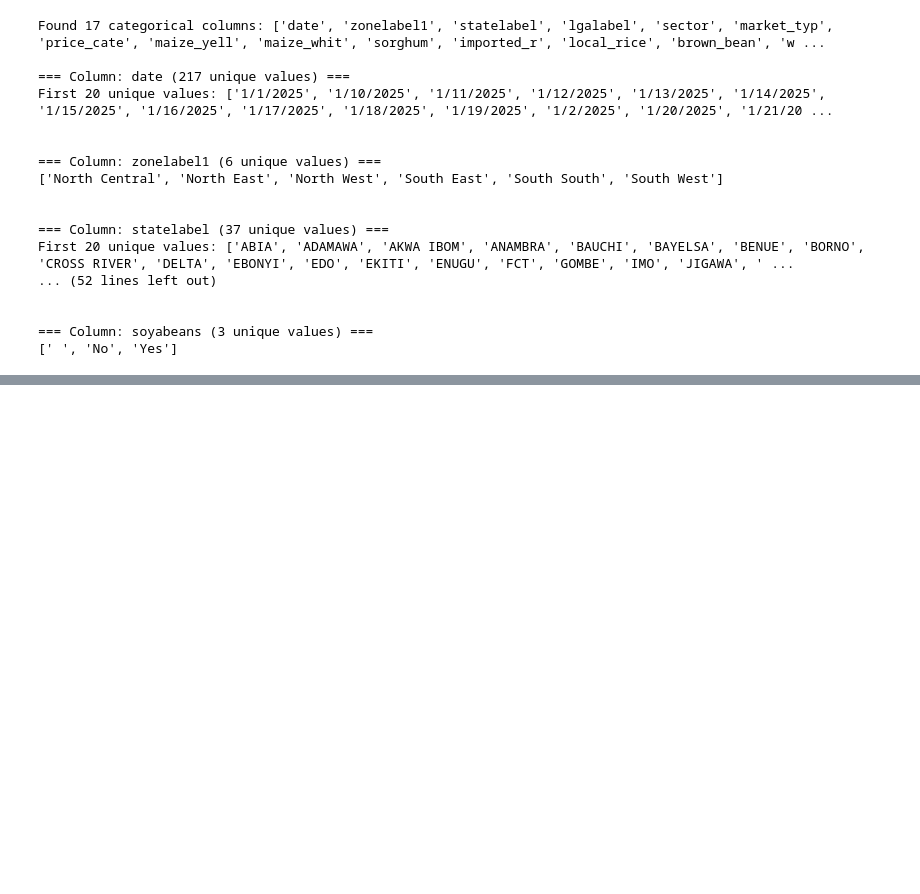
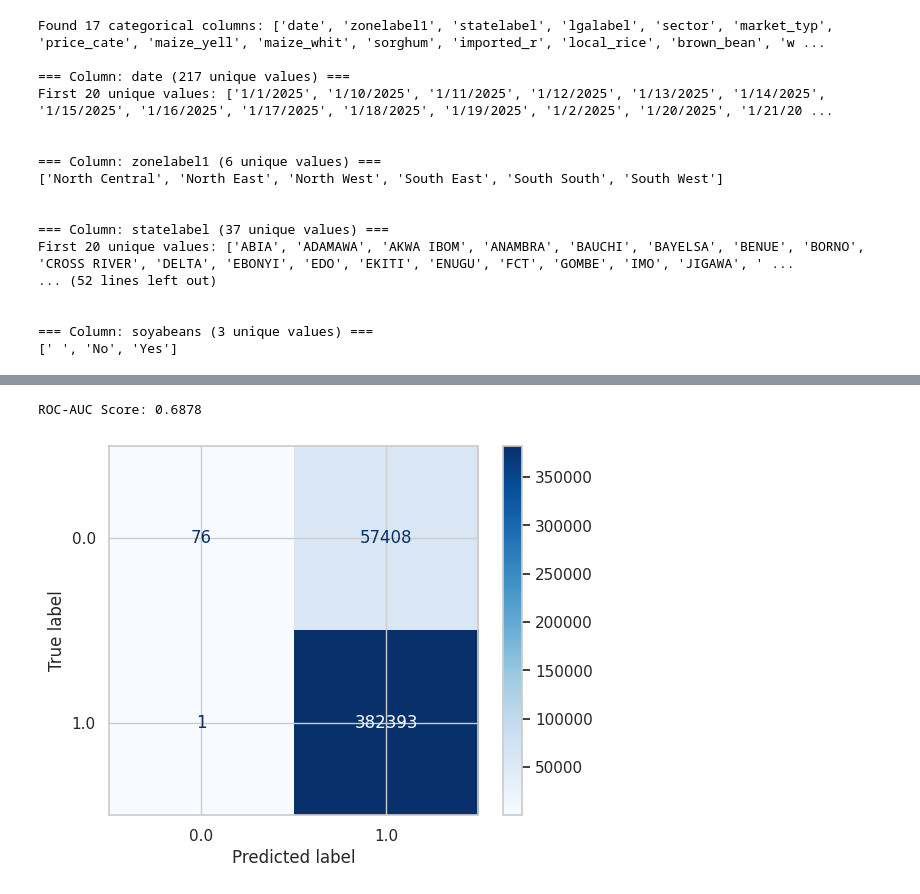
Before and after one commit to starsyntaxx/MarketIQ, a Jupyter notebook: notebooks/02_exploratory_analysis.ipynb, the cells around one changed output, grey strips where cells are left out. Saved outputs shown, nothing was run; the diff lists cells and outputs as text; code cells hidden in the pictures; blank space fills up the shorter version.

```diff
--- a/notebooks/02_exploratory_analysis.ipynb
+++ b/notebooks/02_exploratory_analysis.ipynb
@@ -410,7 +410,7 @@ cols_to_drop = [
     'vc_id', 'gps_coords', 'consent', 'staff_vali', 'submissio',
     'lga', 'statecode1', 'zonecode1', 'geopol_zon', 'date_parsed',
     'price_ymai', 'price_wmai', 'price_sorg', 'price_impo', 'price_loca',
-    'price_brow', 'price_whit', 'price_garr', 'price_yam', 'price_soya'
+    'price_brow', 'price_whit', 'price_garr', 'price_yam', 'price_soya', 'gps_precision'
 ]
 
 # Identify columns matching prefixes 'uom' and 'q'
@@ -480,0 +769,8 @@ First 20 unique values: ['ABIA', 'ADAMAWA', 'AKWA IBOM', 'ANAMBRA', 'BAUCHI', 'B
+# %%
+split_index = int(len(df_melted) * 0.8)
+
+X_train = X.iloc[:split_index]
+X_test = X.iloc[split_index:]
+
+y_train = y.iloc[:split_index]
+y_test = y.iloc[split_index:]
@@ -480,0 +800,21 @@ First 20 unique values: ['ABIA', 'ADAMAWA', 'AKWA IBOM', 'ANAMBRA', 'BAUCHI', 'B
+# %%
+from sklearn.metrics import classification_report
+
+# 1. First, train (fit) the initialized model on the training data
+print("Training XGBoost classifier with custom class weights...")
+model_stockout.fit(X_train, y_train)
+
+# 2. Get the predicted probabilities for Class 1 (Available) from your test set
+y_prob = model_stockout.predict_proba(X_test)[:, 1]
+
+# 3. Set your custom threshold
+custom_threshold = 0.3
+
+# 4. Apply the threshold:
+# If probability >= 0.95, predict 1 (Available)
+# If probability < 0.95, predict 0 (Out of Stock / Stockout warning)
+y_pred_custom = (y_prob >= custom_threshold).astype(int)
+
+# 5. View the new performance report
+print(f"\n--- Classification Report at Threshold {custom_threshold} ---")
+print(classification_report(y_test, y_pred_custom))
@@ -480,0 +833,20 @@ First 20 unique values: ['ABIA', 'ADAMAWA', 'AKWA IBOM', 'ANAMBRA', 'BAUCHI', 'B
+# %%
+# Compute ROC-AUC Score
+roc_auc = roc_auc_score(y_test, y_prob)
+print(f"ROC-AUC Score: {roc_auc:.4f}")
+# %% [output]
+ROC-AUC Score: 0.6878
+# %%
+from sklearn.metrics import ConfusionMatrixDisplay
+import matplotlib.pyplot as plt
+
+ConfusionMatrixDisplay.from_estimator(
+    model_stockout,
+    X_test,
+    y_test,
+    cmap='Blues'
+)
+
+plt.show()
+# %% [output]
+[figure, added]
```
Also changed, not shown: parts of 22 cells of this notebook.
